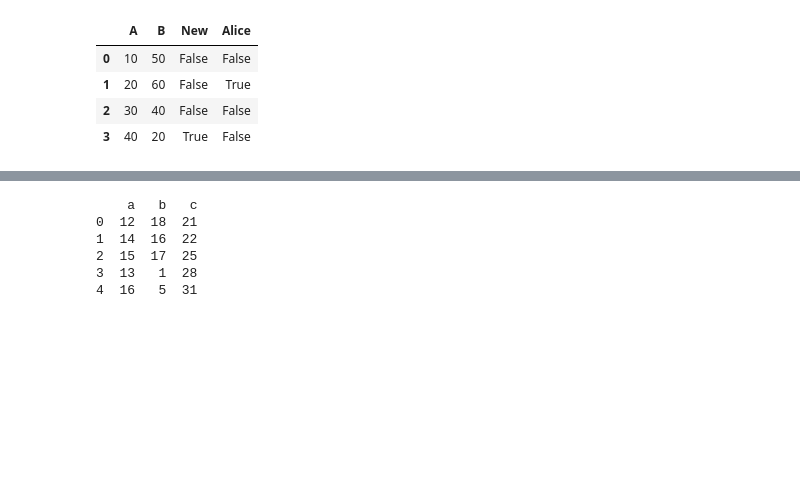
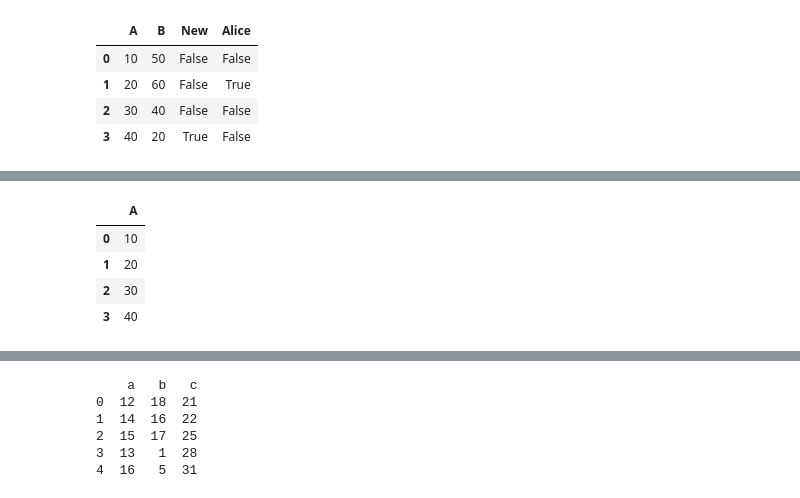
Before and after one commit to NishmthaM/Python_pandas, a Jupyter notebook: Python_Pandas.ipynb, the cells around one changed output, grey strips where cells are left out. Cells and saved outputs as stored; diff of their text form; code cells hidden in the pictures; blank space fills up the shorter version.

```diff
--- a/Python_Pandas.ipynb
+++ b/Python_Pandas.ipynb
@@ -320,0 +362,18 @@ var1
+# %%
+# Delete function
+# var.pop()
+
+import pandas as pd
+
+a= pd.DataFrame({"A":[10,20,30,40],"B":[50,60,70,80]})
+
+a
+
+a.pop("B") # to delete
+a
+# %% [output]
+|  | A |
+| 0 | 10 |
+| 1 | 20 |
+| 2 | 30 |
+| 3 | 40 |
```
Also changed, not shown: parts of 6 cells of this notebook.
